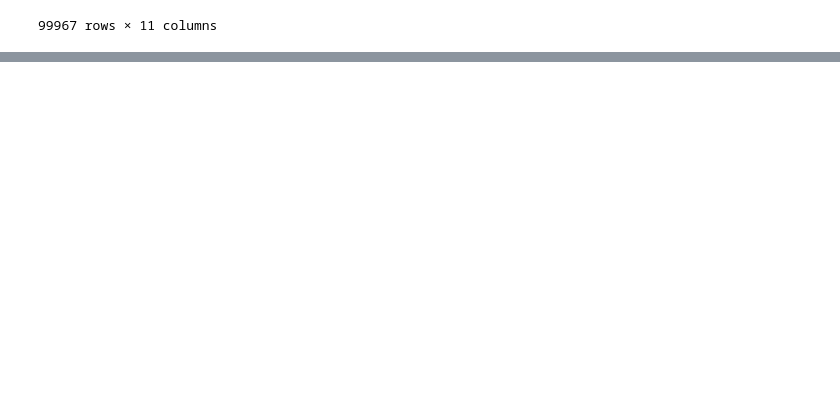
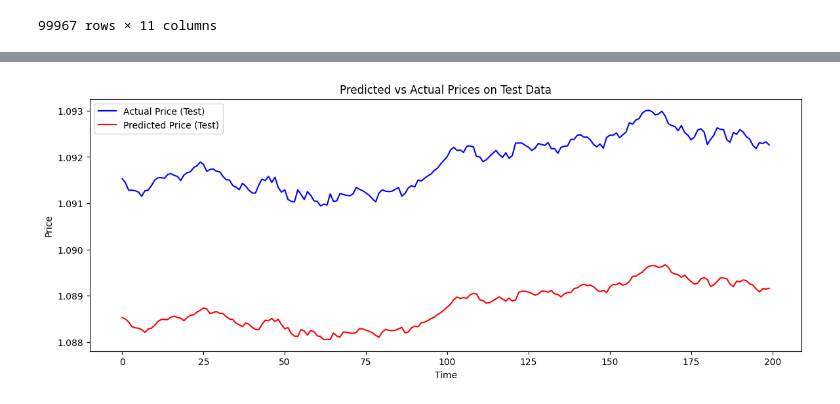
Before and after one commit to vikram-available/Trading-algo, a Jupyter notebook: LSTM.ipynb, the cells around one changed output, grey strips where cells are left out. Drawn from its saved outputs; the diff is of its cells as text; code cells hidden in the pictures; blank space fills up the shorter version.

```diff
--- a/LSTM.ipynb
+++ b/LSTM.ipynb
@@ -207,3 +240,15 @@ Epoch 50/50
+# %%
+ #15. Plot predictions vs actual prices for test data
+plt.figure(figsize=(14, 5))
+plt.plot(y_test_inv[:200], color='blue', label='Actual Price (Test)')
+plt.plot(test_predict[:200], color='red', label='Predicted Price (Test)')
+plt.title('Predicted vs Actual Prices on Test Data')
+plt.xlabel('Time')
+plt.ylabel('Price')
+plt.legend()
+plt.show()
+# %% [output]
+[figure, added]
 # %%
 # Make predictions
 train_predict = model.predict(X_train)
```
Also changed, not shown: parts of 13 cells of this notebook.
